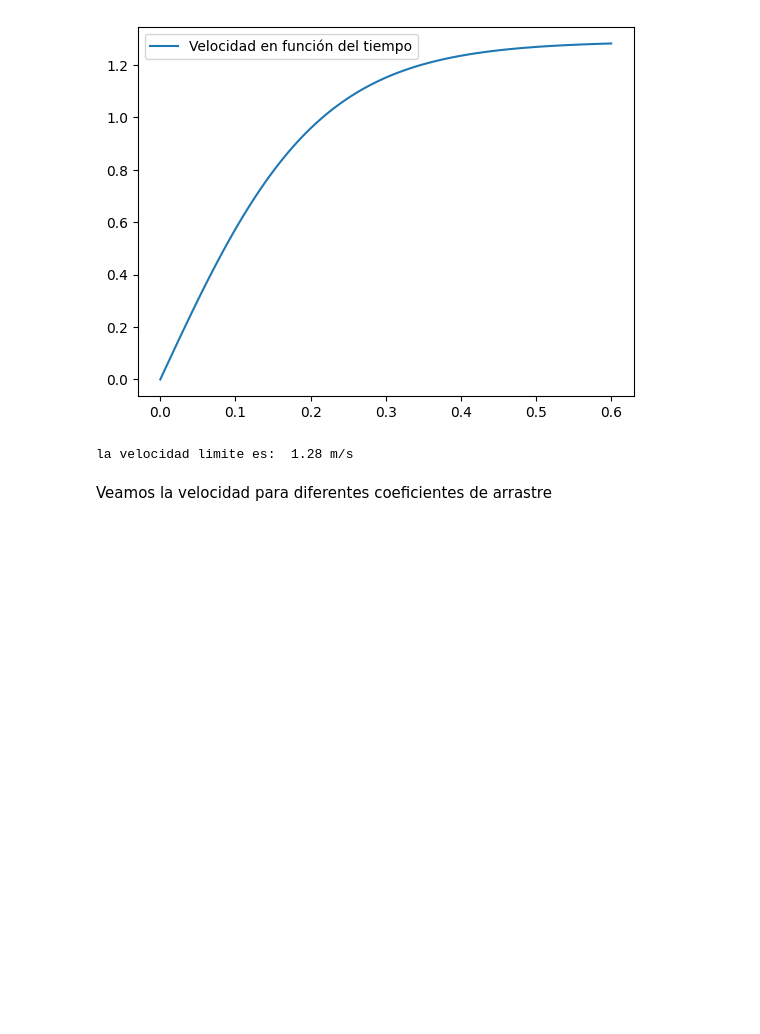
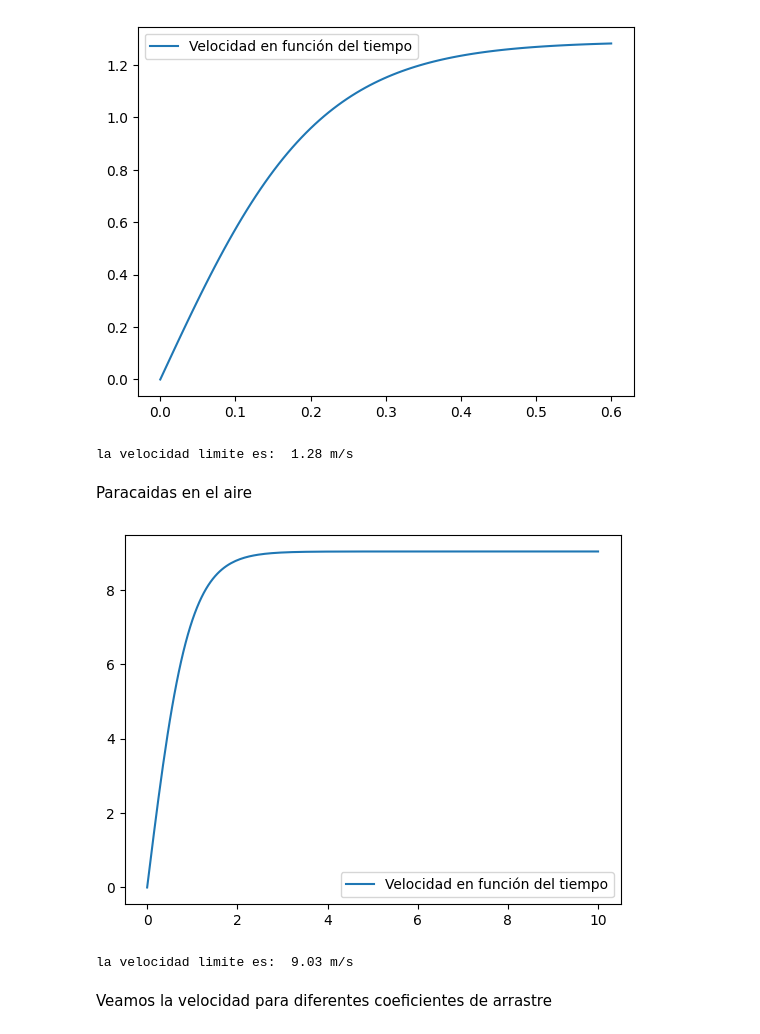
Before and after one commit to cjimenez275/Simulacion_Fisica, a Jupyter notebook: 7_ODEINT.ipynb, the cells around one changed output. Drawn from its saved outputs; the diff is of its cells as text; code cells hidden in the pictures; blank space fills up the shorter version.

```diff
--- a/7_ODEINT.ipynb
+++ b/7_ODEINT.ipynb
@@ -129,6 +129,31 @@ print("la velocidad limite es: ", round(xsol[-1, 1], 2), "m/s")
 [figure]
 [figure]
 la velocidad limite es:  1.28 m/s
+# %% [markdown]
+Paracaidas en el aire
+# %%
+g, pf, p, m = 9.8, 1.2, 800, 70
+C=1.75
+A = 8
+a=0.5*pf*C*A
+
+x0 = [0, 0]
+def ecuacion(y0,x):
+  x, v = y0
+  f = [v, (1-(pf/p))*g-(a/m)*v**2]
+  return f
+
+t = np.linspace(0, 10, 200)
+xsol = odeint(ecuacion, x0, t)
+
+
+plt.plot(t, xsol[:, 1], label="Velocidad en función del tiempo")
+plt.legend()
+plt.show()
+print("la velocidad limite es: ", round(xsol[-1, 1], 2), "m/s")
+# %% [output]
+[figure, added]
+la velocidad limite es:  9.03 m/s
 # %% [markdown]
 Veamos la velocidad para diferentes coeficientes de arrastre
 # %%
```
Also changed, not shown: parts of 2 cells of this notebook.
